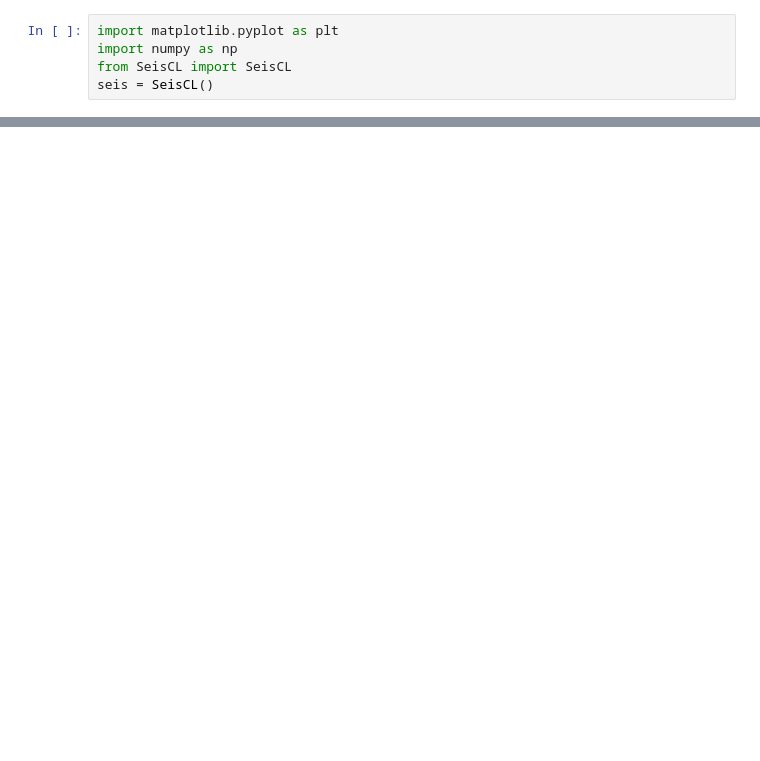
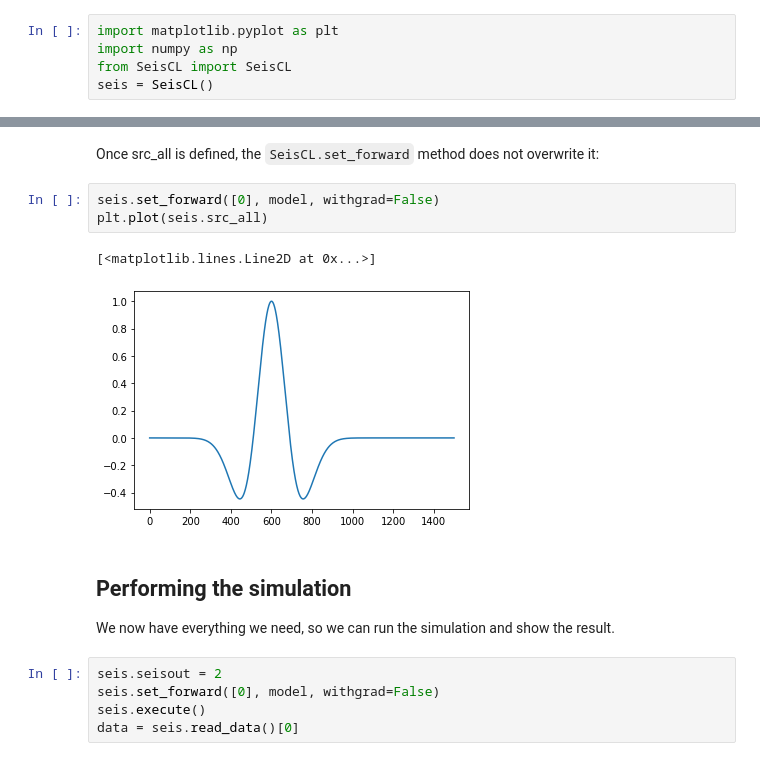
Before and after one commit to gfabieno/SeisCL, a Jupyter notebook: Tutorial/Sources&Receivers.ipynb, the cells around one changed output, grey strips where cells are left out. Cells and saved outputs as stored; diff of their text form; blank space fills up the shorter version.

```diff
--- a/Tutorial/Sources&Receivers.ipynb
+++ b/Tutorial/Sources&Receivers.ipynb
@@ -198,0 +106,17 @@ plt.show()
+# %% [markdown]
+Once src_all is defined, the `SeisCL.set_forward` method does not overwrite it:
+# %%
+seis.set_forward([0], model, withgrad=False)
+plt.plot(seis.src_all)
+# %% [output]
+[<matplotlib.lines.Line2D at 0x...>]
+[figure, added]
+# %% [markdown]
+ ## Performing the simulation
+
+ We now have everything we need, so we can run the simulation and show the result.
+# %%
+seis.seisout = 2
+seis.set_forward([0], model, withgrad=False)
+seis.execute()
+data = seis.read_data()[0]
```
Also changed, not shown: parts of 53 cells of this notebook, 7 other files.
